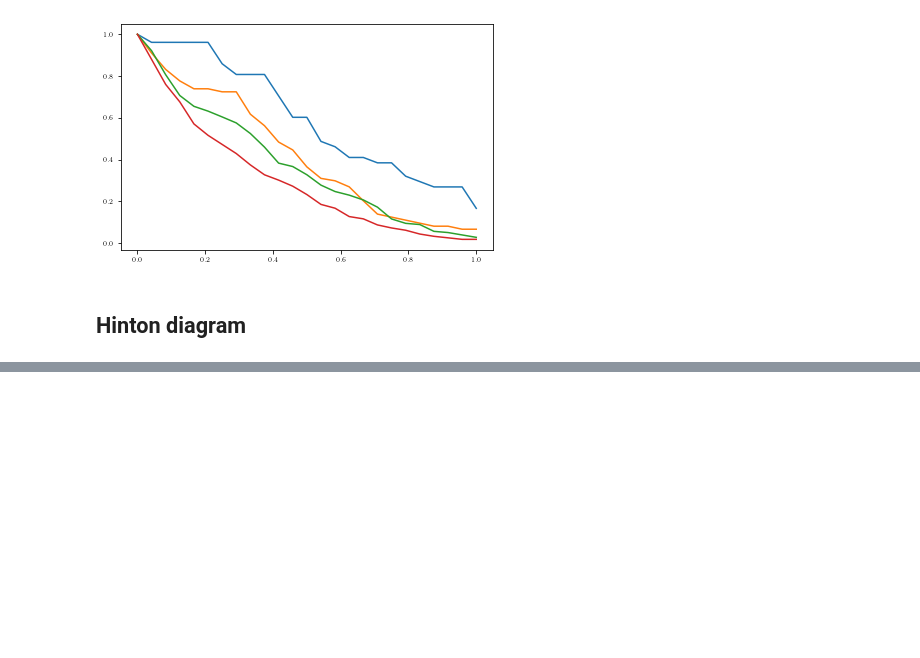
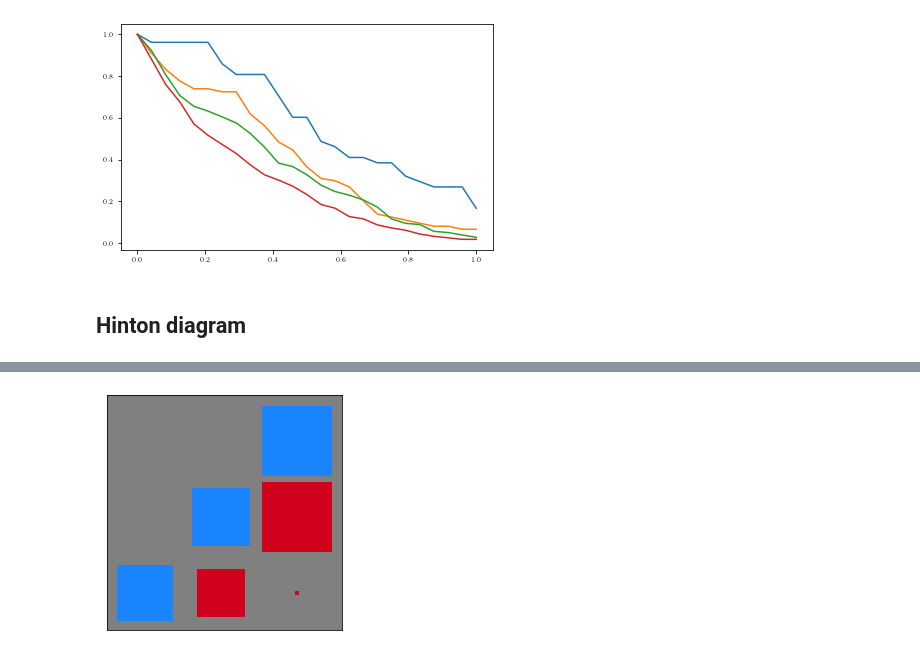
Before and after one commit to rpatrik96/nl-causal-representations, a Jupyter notebook: notebooks/synth_plots.ipynb, the cells around one changed output, grey strips where cells are left out. Cells and saved outputs as stored; diff of their text form; code cells hidden in the pictures; blank space fills up the shorter version.

```diff
--- a/notebooks/synth_plots.ipynb
+++ b/notebooks/synth_plots.ipynb
@@ -351,3 +423,7 @@ hinton(j_gt)
+# %%
+hinton(np.linalg.inv(j_est@j_gt_p)@j_est@j_pm.numpy())
+# %% [output]
+[figure, added]
 # %%
 hinton(j_est_corr)
 # %% [output]
```
Also changed, not shown: parts of 21 cells of this notebook.
